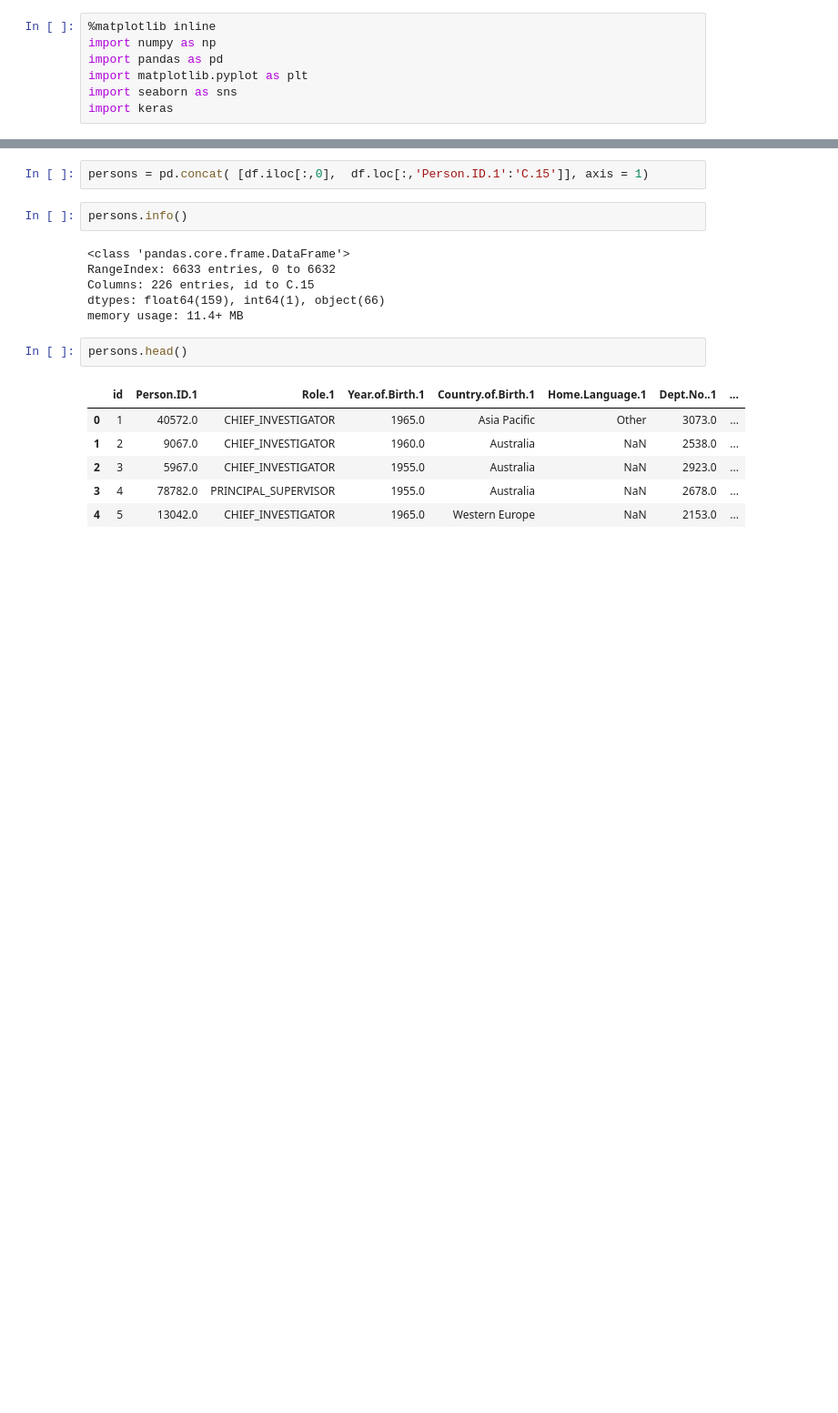
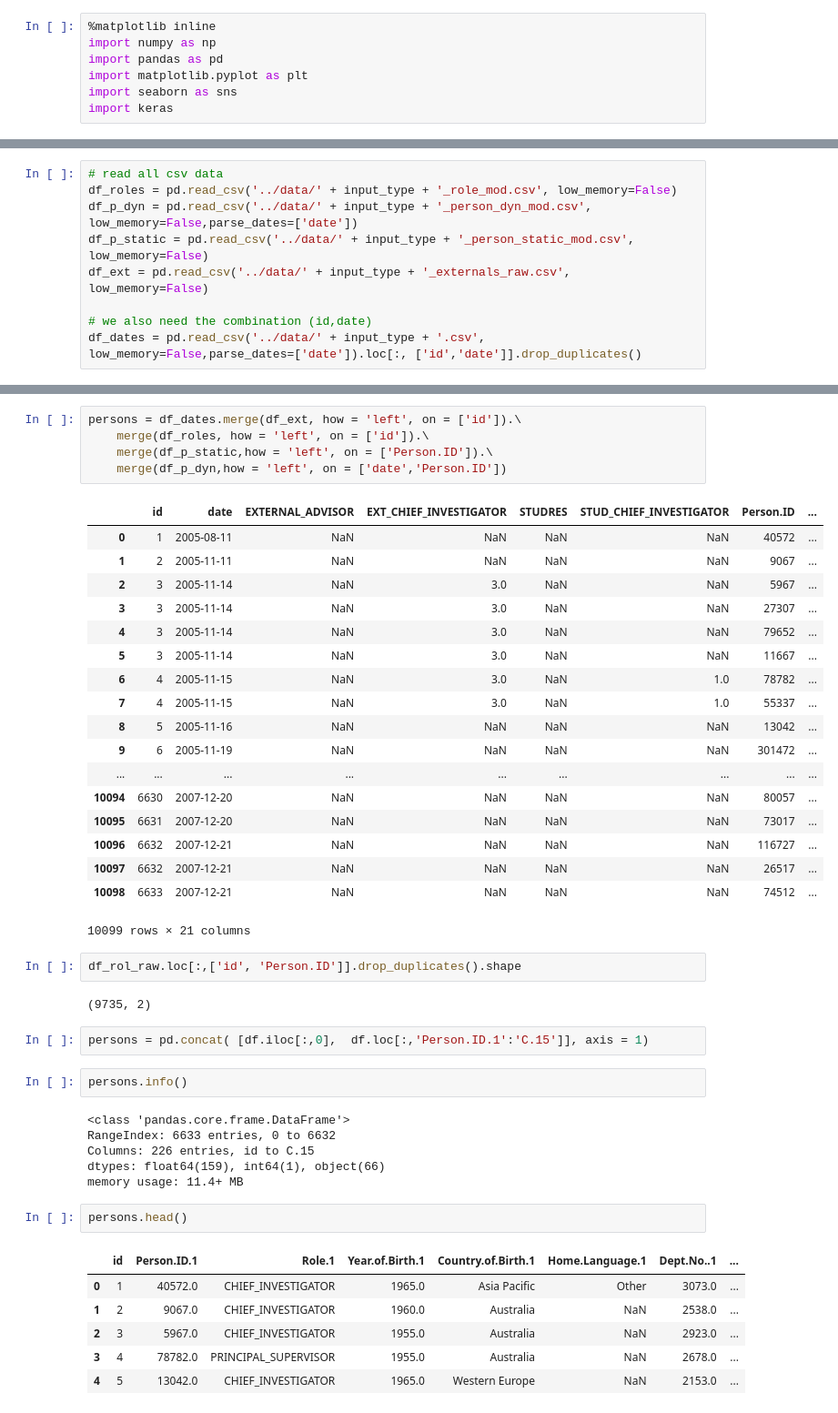
Before and after one commit to diegoami/DSRetreat_Melbourne_DIOLEM, a Jupyter notebook: scripts/emanuel_working.ipynb, the cells around one changed output, grey strips where cells are left out. Shown at 91% size. Saved outputs shown, nothing was run; the diff lists cells and outputs as text; blank space fills up the shorter version.

Commit message:
added e_mod_roles

```diff
--- a/scripts/emanuel_working.ipynb
+++ b/scripts/emanuel_working.ipynb
@@ -40,0 +38,9 @@ df.tail()
+# %%
+# read all csv data
+df_roles = pd.read_csv('../data/' + input_type + '_role_mod.csv', low_memory=False)
+df_p_dyn = pd.read_csv('../data/' + input_type + '_person_dyn_mod.csv', low_memory=False,parse_dates=['date'])
+df_p_static = pd.read_csv('../data/' + input_type + '_person_static_mod.csv', low_memory=False)
+df_ext = pd.read_csv('../data/' + input_type + '_externals_raw.csv', low_memory=False)
+
+# we also need the combination (id,date)
+df_dates = pd.read_csv('../data/' + input_type + '.csv', low_memory=False,parse_dates=['date']).loc[:, ['id','date']].drop_duplicates()
@@ -41,3 +83,31 @@ df.tail()
+# %%
+persons = df_dates.merge(df_ext, how = 'left', on = ['id']).\
+    merge(df_roles, how = 'left', on = ['id']).\
+    merge(df_p_static,how = 'left', on = ['Person.ID']).\
+    merge(df_p_dyn,how = 'left', on = ['date','Person.ID'])
+# %% [output]
+|  | id | date | EXTERNAL_ADVISOR | EXT_CHIEF_INVESTIGATOR | STUDRES | STUD_CHIEF_INVESTIGATOR | Person.ID | ... |
+| 0 | 1 | 2005-08-11 | NaN | NaN | NaN | NaN | 40572 | ... |
+| 1 | 2 | 2005-11-11 | NaN | NaN | NaN | NaN | 9067 | ... |
+| 2 | 3 | 2005-11-14 | NaN | 3.0 | NaN | NaN | 5967 | ... |
+| 3 | 3 | 2005-11-14 | NaN | 3.0 | NaN | NaN | 27307 | ... |
+| 4 | 3 | 2005-11-14 | NaN | 3.0 | NaN | NaN | 79652 | ... |
+| 5 | 3 | 2005-11-14 | NaN | 3.0 | NaN | NaN | 11667 | ... |
+| 6 | 4 | 2005-11-15 | NaN | 3.0 | NaN | 1.0 | 78782 | ... |
+| 7 | 4 | 2005-11-15 | NaN | 3.0 | NaN | 1.0 | 55337 | ... |
+| 8 | 5 | 2005-11-16 | NaN | NaN | NaN | NaN | 13042 | ... |
+| 9 | 6 | 2005-11-19 | NaN | NaN | NaN | NaN | 301472 | ... |
+| ... | ... | ... | ... | ... | ... | ... | ... | ... |
+| 10094 | 6630 | 2007-12-20 | NaN | NaN | NaN | NaN | 80057 | ... |
+| 10095 | 6631 | 2007-12-20 | NaN | NaN | NaN | NaN | 73017 | ... |
+| 10096 | 6632 | 2007-12-21 | NaN | NaN | NaN | NaN | 116727 | ... |
+| 10097 | 6632 | 2007-12-21 | NaN | NaN | NaN | NaN | 26517 | ... |
+| 10098 | 6633 | 2007-12-21 | NaN | NaN | NaN | NaN | 74512 | ... |
+10099 rows × 21 columns
+# %%
+df_rol_raw.loc[:,['id', 'Person.ID']].drop_duplicates().shape
+# %% [output]
+(9735, 2)
 # %%
 persons = pd.concat( [df.iloc[:,0],  df.loc[:,'Person.ID.1':'C.15']], axis = 1)
 # %%
```
Also changed, not shown: parts of 8 cells of this notebook, 2 other files.
